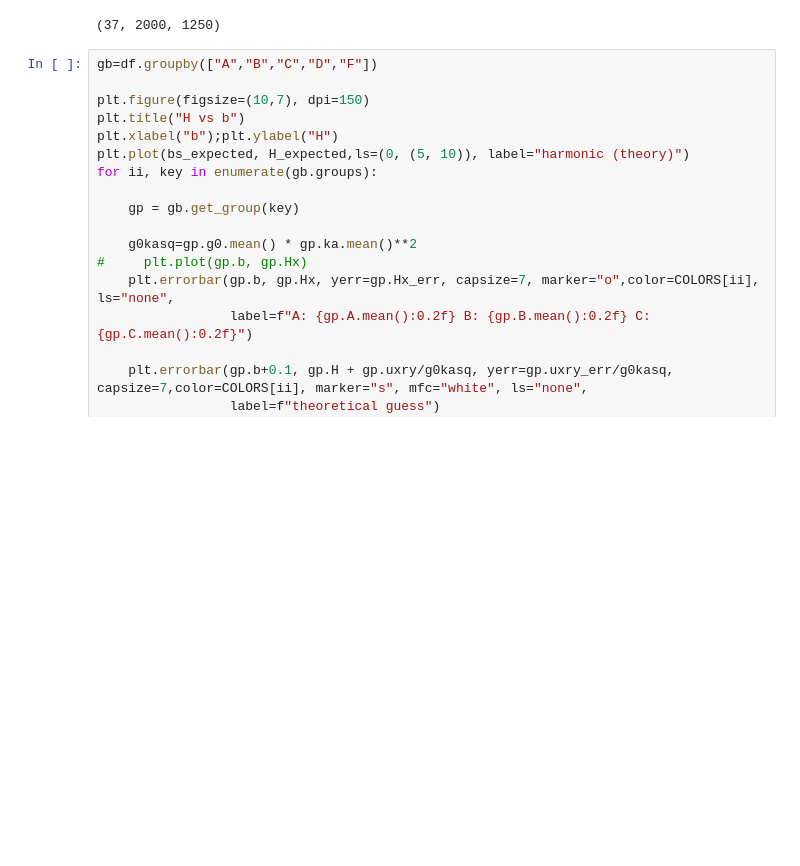
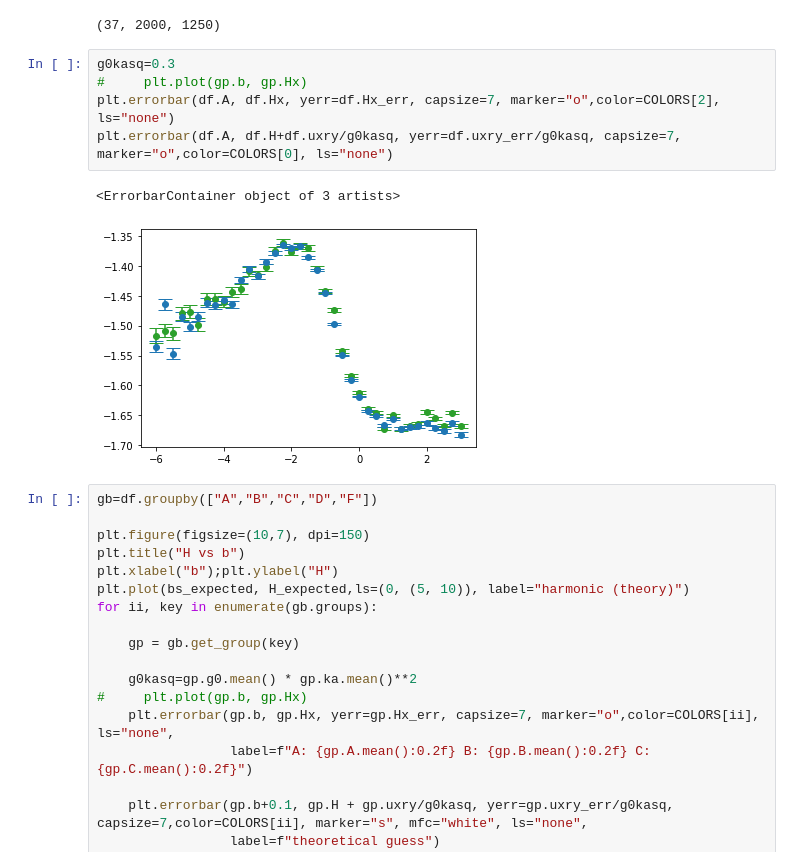
Before and after one commit to ashmat98/nsolve-sde, a Jupyter notebook: 2d check theory nonlinear only memory.ipynb, the cells around one changed output. Drawn from its saved outputs; the diff is of its cells as text; blank space fills up the shorter version.

```diff
--- a/2d check theory nonlinear only memory.ipynb
+++ b/2d check theory nonlinear only memory.ipynb
@@ -272,6 +271,14 @@ df["uxry"], df["uxry_err"]=mean_with_err(uxry.reshape(uxry.shape[0],-1), axis=1)
 uxs.shape
 # %% [output]
 (37, 2000, 1250)
+# %%
+g0kasq=0.3
+#     plt.plot(gp.b, gp.Hx)
+plt.errorbar(df.A, df.Hx, yerr=df.Hx_err, capsize=7, marker="o",color=COLORS[2], ls="none")
+plt.errorbar(df.A, df.H+df.uxry/g0kasq, yerr=df.uxry_err/g0kasq, capsize=7, marker="o",color=COLORS[0], ls="none")
+# %% [output]
+<ErrorbarContainer object of 3 artists>
+[figure, added]
 # %%
 gb=df.groupby(["A","B","C","D","F"])
 
```
Also changed, not shown: parts of 6 cells of this notebook, 8 other files.
